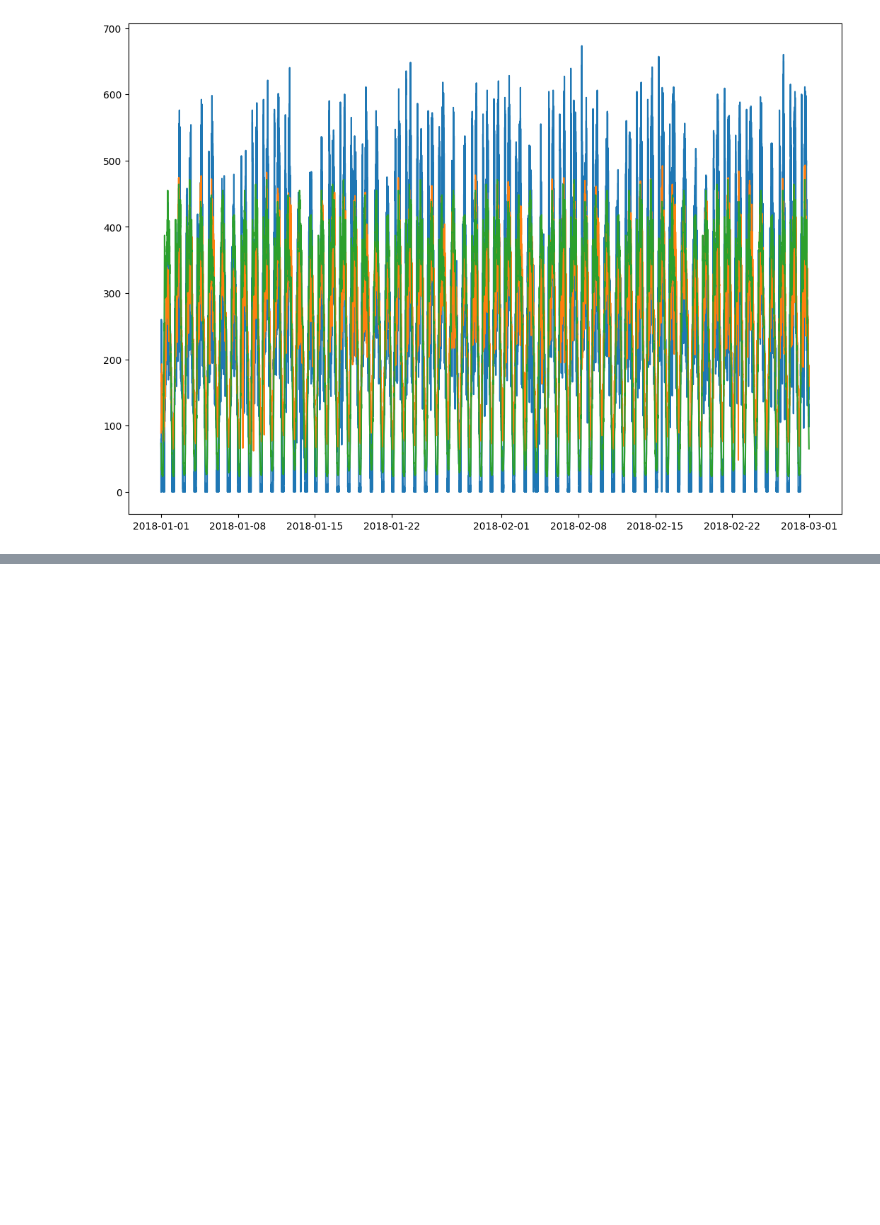
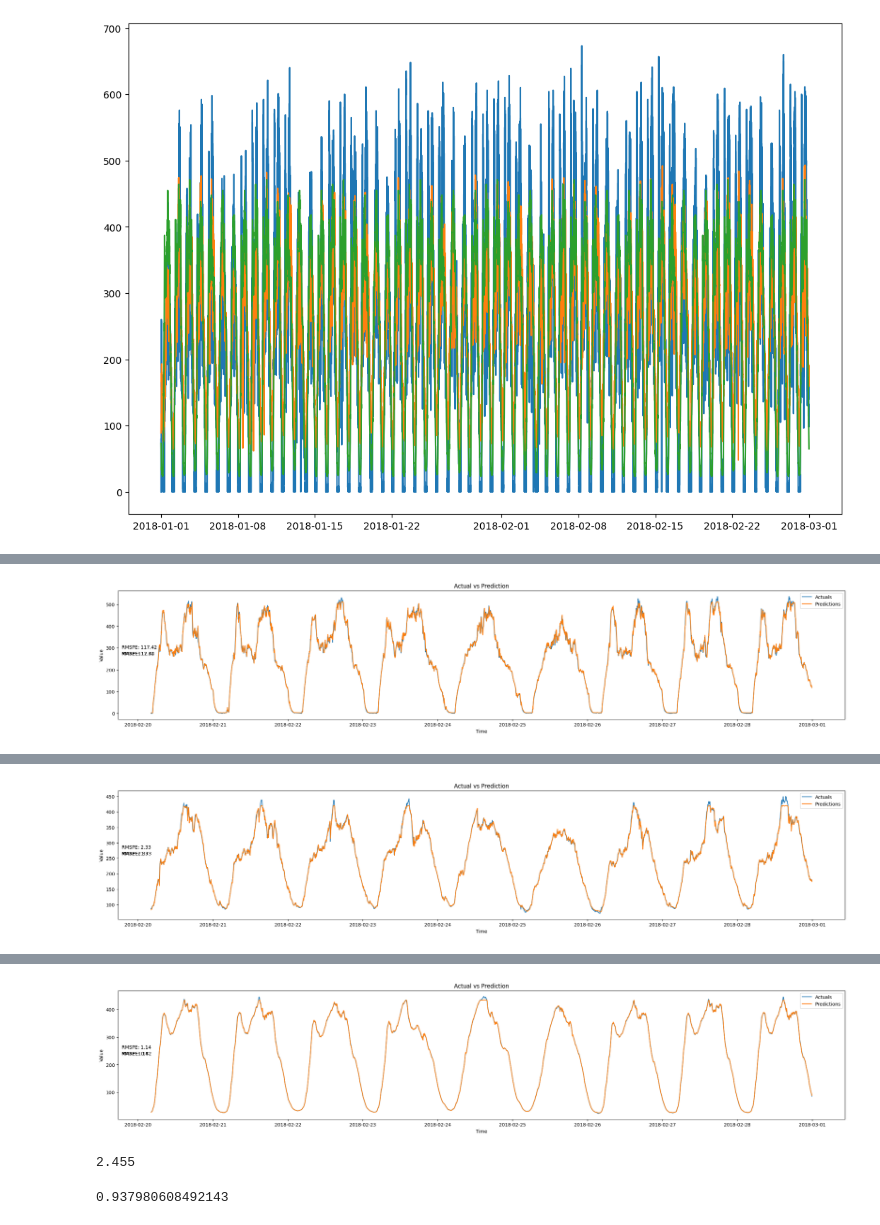
Before and after one commit to omar-rifai/Federated-Traffic-Flow-Forecasting, a Jupyter notebook: Experiment federated.ipynb, the cells around one changed output, grey strips where cells are left out. Cells and saved outputs as stored; diff of their text form; code cells hidden in the pictures; blank space fills up the shorter version.

```diff
--- a/Experiment federated.ipynb
+++ b/Experiment federated.ipynb
@@ -174,0 +183,2 @@ fedPeMS
+# %%
+newdf, dict =center_reduce(df)
@@ -193,2 +203,2 @@ fedPeMS
 # %%
-datadict= local_dataset(fedPeMS,nodes=3)
+datadict= local_dataset(newdf,3,len(df))
@@ -196,0 +205,2 @@ ValueError: __len__() should return >= 0
+# %%
+fed_training_plan(datadict,rounds=50,epoch=50)
@@ -196,0 +231,2 @@ ValueError: __len__() should return >= 0
+# %%
+mylist = [118,168,261]
@@ -196,0 +390,4 @@ ValueError: __len__() should return >= 0
+# %%
+for i in range(3):
+    testmodel(datadict[i], path= './local{}.pth'.format(i))
+# %% [output]
@@ -196,0 +396 @@ ValueError: __len__() should return >= 0
+[figure, added]
@@ -196,0 +399 @@ ValueError: __len__() should return >= 0
+[figure, added]
@@ -196,0 +402 @@ ValueError: __len__() should return >= 0
+[figure, added]
@@ -196,0 +458,8 @@ ValueError: __len__() should return >= 0
+# %%
+2.328*1.054553264604811
+# %% [output]
+2.455
+# %%
+5.611/5.982
+# %% [output]
+0.937980608492143
```
Also changed, not shown: parts of 21 cells of this notebook, 1 other file.
